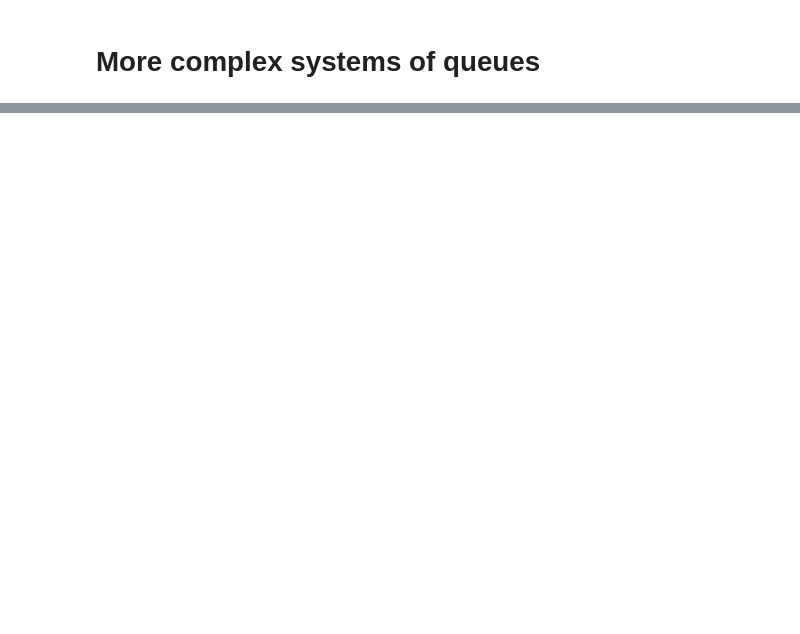
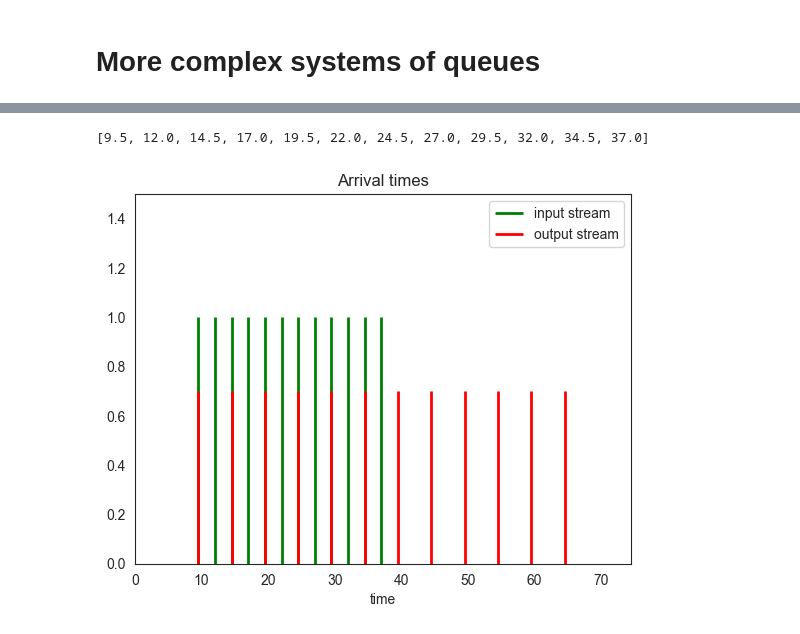
Before and after one commit to jrozhon/qos, a Jupyter notebook: qos-02/qos_02/exercise_02.ipynb, the cells around one changed output, grey strips where cells are left out. Cells and saved outputs as stored; diff of their text form; code cells hidden in the pictures; blank space fills up the shorter version.

```diff
--- a/qos-02/qos_02/exercise_02.ipynb
+++ b/qos-02/qos_02/exercise_02.ipynb
@@ -376,0 +373,51 @@ average system occupancy: 0.6909294512877939
+# %%
+"""
+Traffic Shaping
+This file shows an example of a traffic shaper whose bucket size is
+the same of the packet size and whose bucket rate is one half the input
+packet rate.
+In addition it shows a method of plotting packet arrival and exit times.
+Copyright Dr. Greg M. Bernstein 2014
+Released under the MIT license
+"""
+import simpy
+import matplotlib.pyplot as plt
+
+from lib.SimComponents import PacketGenerator, PacketSink, ShaperTokenBucket
+
+
+if __name__ == '__main__':
+    def const_arrival():
+        return 2.5
+
+    def const_size():
+        return 100.0
+    env = simpy.Environment()
+    pg = PacketGenerator(env, "SJSU", const_arrival, const_size, initial_delay=7.0, finish=35)
+    pg2 = PacketGenerator(env, "SJSU", const_arrival, const_size, initial_delay=7.0, finish=35)
+    ps = PacketSink(env,rec_arrivals=True, absolute_arrivals=True)
+    ps2 = PacketSink(env,rec_arrivals=True, absolute_arrivals=True)
+    source_rate = 8.0*const_size()/const_arrival()  # the average source rate
+    bucket_rate = 0.5*source_rate
+    bucket_size = 1.0*const_size()
+    shaper = ShaperTokenBucket(env, bucket_rate, bucket_size)
+    pg.out = ps
+    pg2.out = shaper
+    shaper.out = ps2
+    env.run(until=10000)
+    print(ps.arrivals)
+
+    fig, axis = plt.subplots()
+    axis.vlines(ps.arrivals, 0.0, 1.0,colors="g", linewidth=2.0, label='input stream')
+    axis.vlines(ps2.arrivals, 0.0, 0.7, colors="r", linewidth=2.0, label='output stream')
+    axis.set_title("Arrival times")
+    axis.set_xlabel("time")
+    axis.set_ylim([0, 1.5])
+    axis.set_xlim([0, max(ps2.arrivals) + 10])
+    axis.legend()
+    #axis.set_ylabel("normalized frequency of occurrence")
+    #fig.savefig("ArrivalHistogram.png")
+    plt.show()
+# %% [output]
+[9.5, 12.0, 14.5, 17.0, 19.5, 22.0, 24.5, 27.0, 29.5, 32.0, 34.5, 37.0]
+[figure, added]
```
Also changed, not shown: parts of 14 cells of this notebook, 1 other file.
